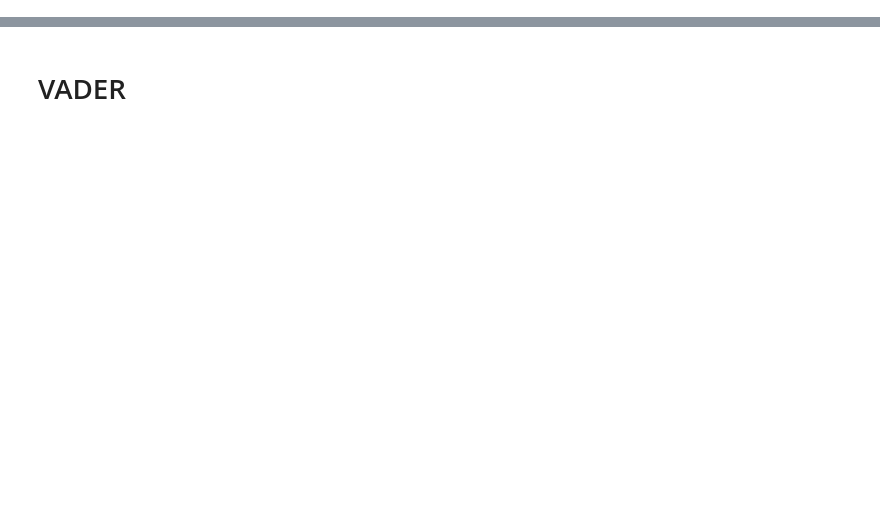
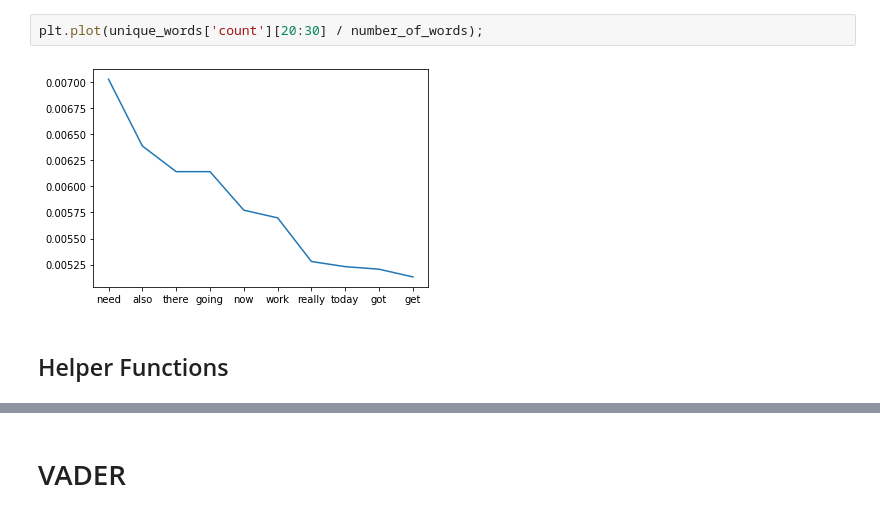
Before and after one commit to shershah010/web-diary, a Jupyter notebook: ml-models/Mood Analyzer.ipynb, the cells around one changed output, grey strips where cells are left out. Cells and saved outputs as stored; diff of their text form; blank space fills up the shorter version.

```diff
--- a/ml-models/Mood Analyzer.ipynb
+++ b/ml-models/Mood Analyzer.ipynb
@@ -210,0 +75,6 @@ dtype: int64
+# %%
+plt.plot(unique_words['count'][20:30] / number_of_words);
+# %% [output]
+[figure, added]
+# %% [markdown]
+## Helper Functions
```
Also changed, not shown: parts of 113 cells of this notebook, 20 other files.
